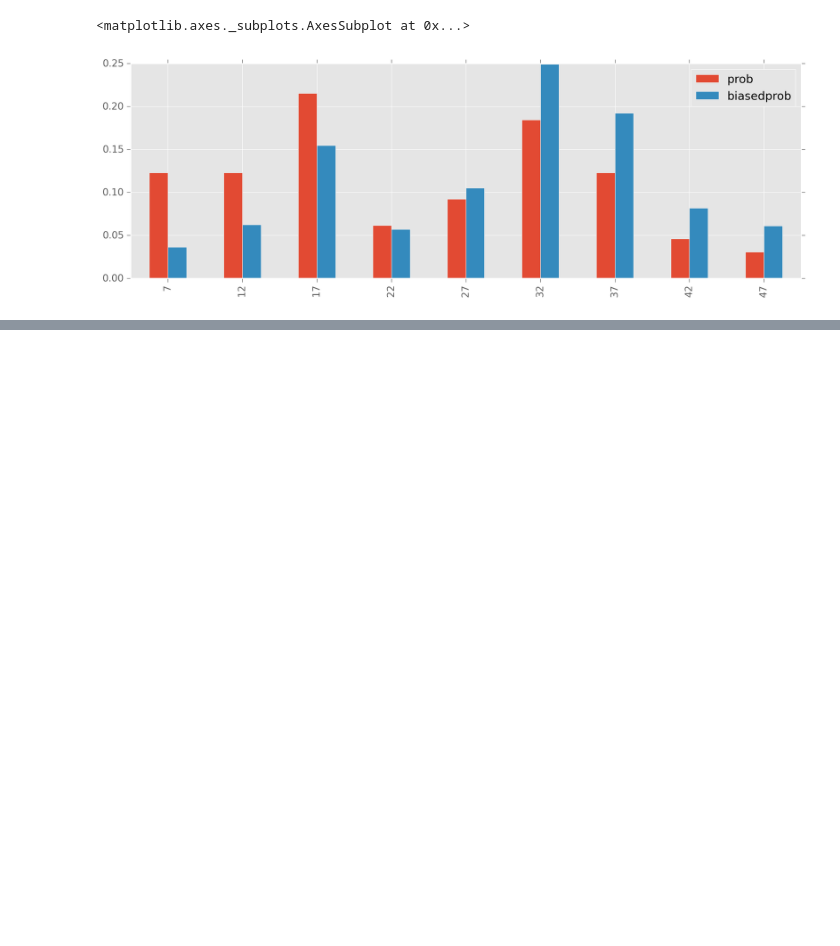
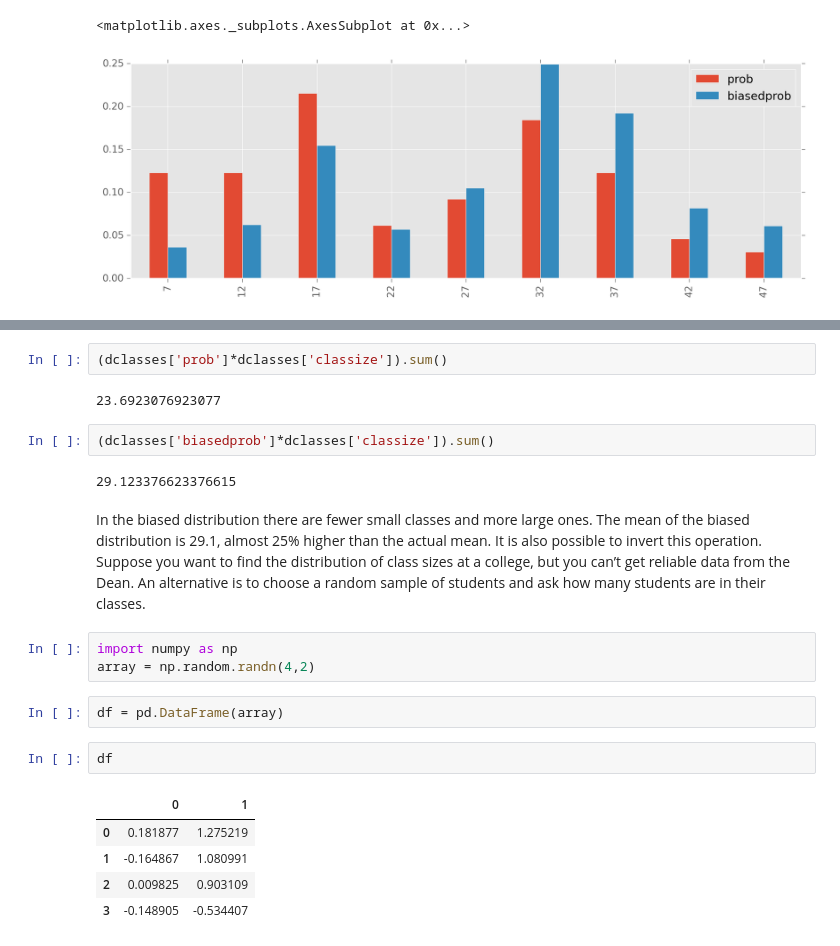
Before and after one commit to doolingdavid/ThinkStats2, a Jupyter notebook: code/chap01ex.ipynb, the cells around one changed output, grey strips where cells are left out. Drawn from its saved outputs; the diff is of its cells as text; blank space fills up the shorter version.

```diff
--- a/code/chap01ex.ipynb
+++ b/code/chap01ex.ipynb
@@ -755,0 +773,24 @@ dclasses[['prob','biasedprob']].sort_index().plot(kind='bar')
+# %%
+(dclasses['prob']*dclasses['classize']).sum()
+# %% [output]
+23.6923076923077
+# %%
+(dclasses['biasedprob']*dclasses['classize']).sum()
+# %% [output]
+29.123376623376615
+# %% [markdown]
+In the biased distribution there are fewer small classes and more large ones. The mean of the biased distribution is 29.1, almost 25% higher than the actual mean.
+It is also possible to invert this operation. Suppose you want to find the distribution of class sizes at a college, but you can’t get reliable data from the Dean. An alternative is to choose a random sample of students and ask how many students are in their classes.
+# %%
+import numpy as np
+array = np.random.randn(4,2)
+# %%
+df = pd.DataFrame(array)
+# %%
+df
+# %% [output]
+|  | 0 | 1 |
+| 0 | 0.181877 | 1.275219 |
+| 1 | -0.164867 | 1.080991 |
+| 2 | 0.009825 | 0.903109 |
+| 3 | -0.148905 | -0.534407 |
```
Also changed, not shown: parts of 12 cells of this notebook.
